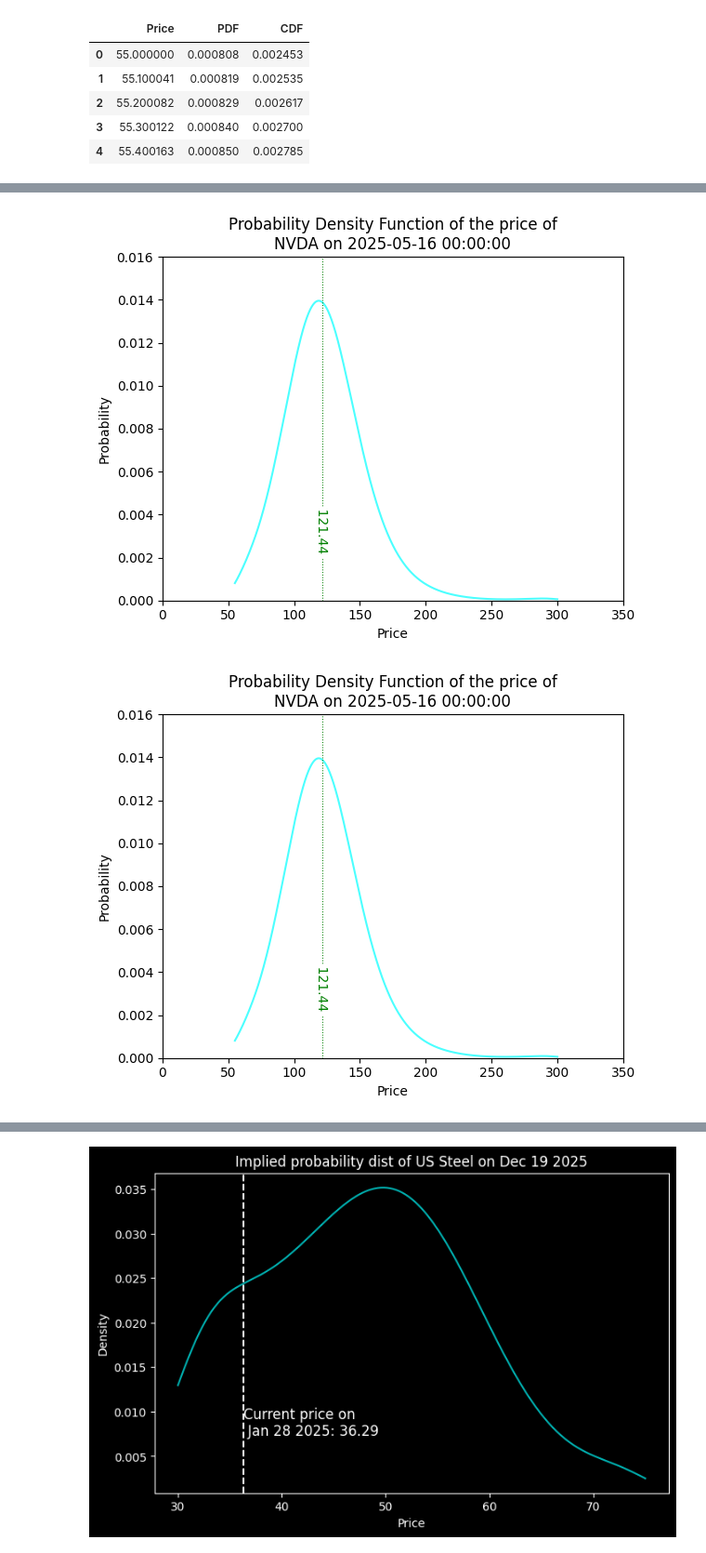
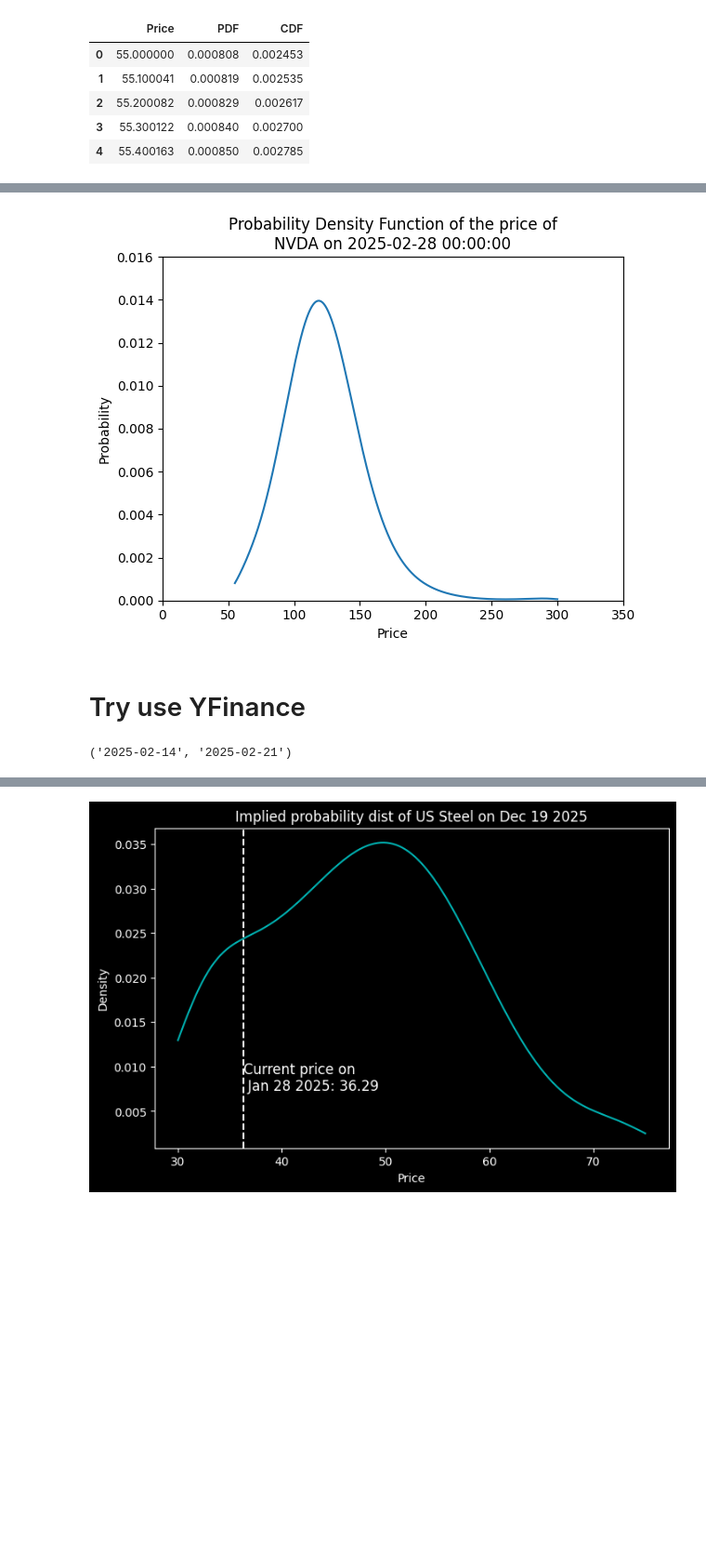
Before and after one commit to TradeInsight-Info/options-implied-probability, a Jupyter notebook: example.ipynb, the cells around one changed output, grey strips where cells are left out. Shown at 93% size. Drawn from its saved outputs; the diff is of its cells as text; code cells hidden in the pictures; blank space fills up the shorter version.

```diff
--- a/example.ipynb
+++ b/example.ipynb
@@ -61,11 +69,14 @@ plt.show()
 
 However the plotting function original accepts ndarray only, this change allows it to accept dataframe.
 # %%
-generate_pdf_figure(nvidia_pdf,
-                    security_ticker="NVDA",
-                    expiry_date=strike_date_dt,
-                    current_price=current_price,
-                    )
+from oipd.graphics import generate_pdf_figure
+fig = generate_pdf_figure(
+    nvidia_pdf,
+    security_ticker="NVDA",
+    expiry_date=strike_date_dt,
+    # current_price=current_price,
+)
 # %% [output]
-[figure, old version]
+[figure, new version]
-[figure, removed]
+# %% [markdown]
+# Try use YFinance
@@ -71,0 +87,4 @@ generate_pdf_figure(nvidia_pdf,
+# %%
+ms_ticker.options[:2]
+# %% [output]
+('2025-02-14', '2025-02-21')
```
Also changed, not shown: parts of 19 cells of this notebook.
